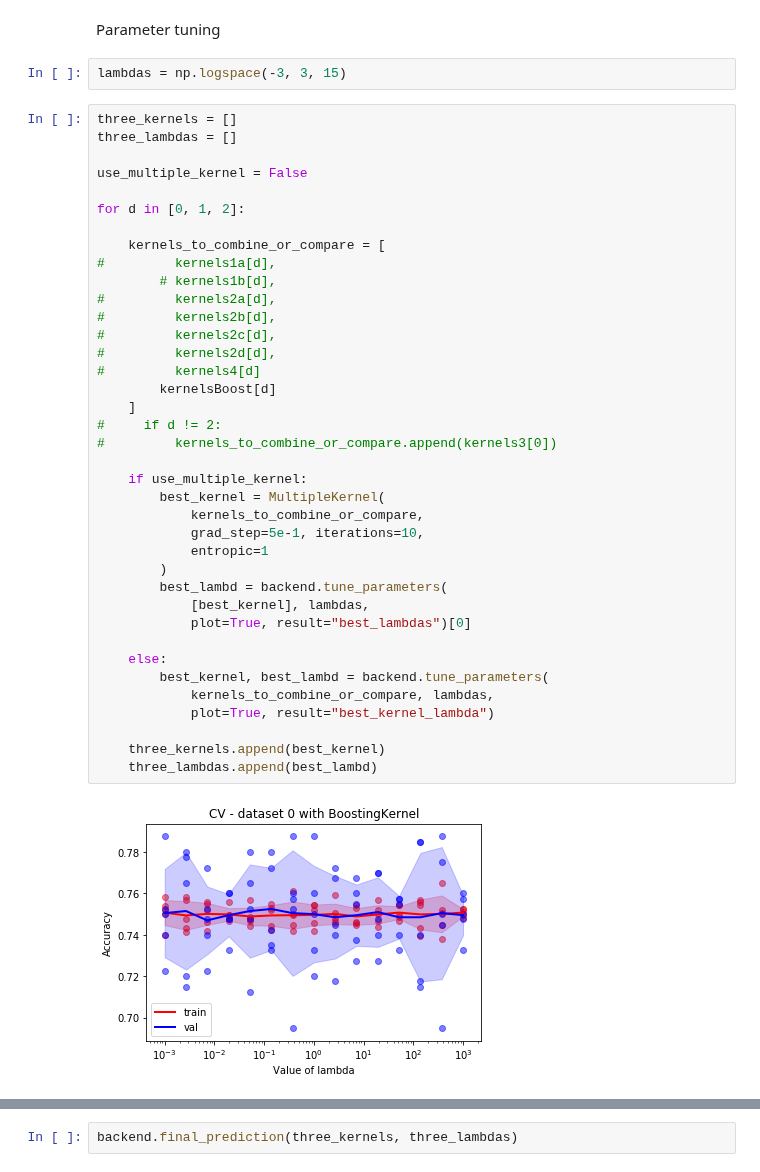
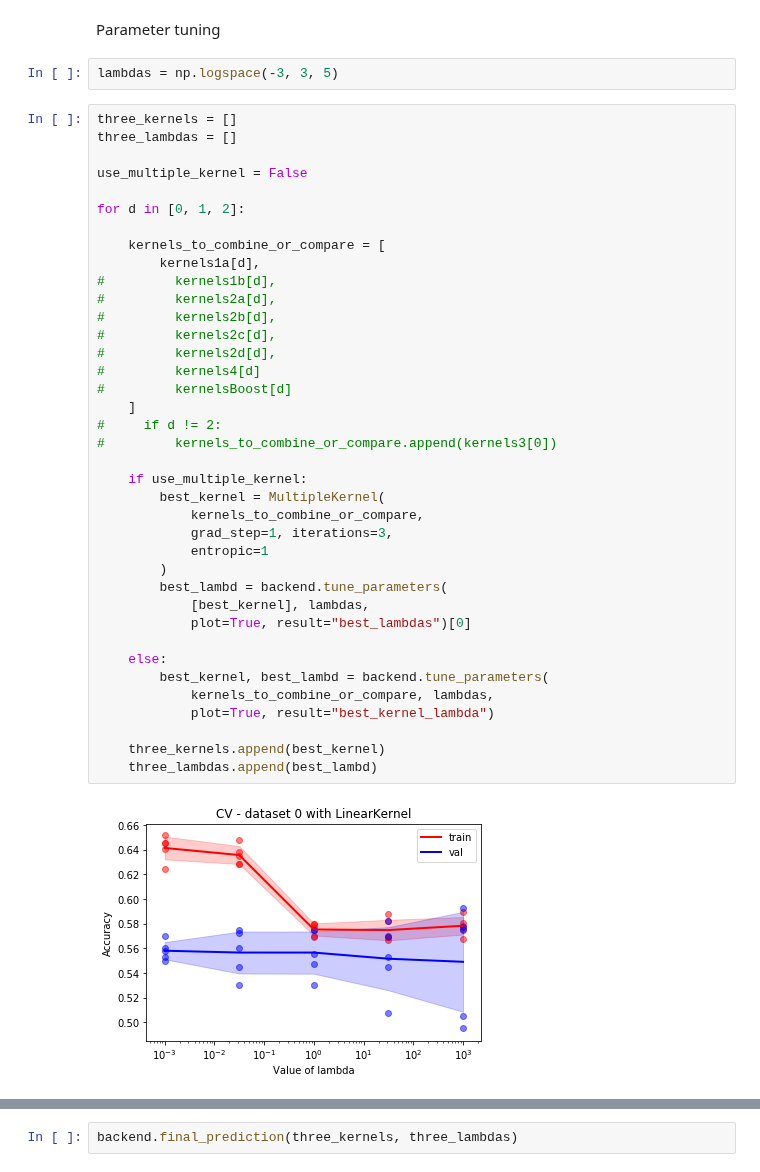
Before and after one commit to gdalle/KernelMethods, a Jupyter notebook: Pipeline.ipynb, the cells around one changed output, grey strips where cells are left out. Saved outputs shown, nothing was run; the diff lists cells and outputs as text.

```diff
--- a/Pipeline.ipynb
+++ b/Pipeline.ipynb
@@ -39,7 +41,7 @@ kernelsBoost = BoostingKernel(LinearKernel(), iterations=20).load("spectr6", [0,
 # %% [markdown]
 Parameter tuning
 # %%
-lambdas = np.logspace(-3, 3, 15)
+lambdas = np.logspace(-3, 3, 5)
 # %%
 three_kernels = []
 three_lambdas = []
@@ -48,35 +50,35 @@ use_multiple_kernel = False
 
 for d in [0, 1, 2]:
 
     kernels_to_combine_or_compare = [
-#         kernels1a[d],
-        # kernels1b[d],
+        kernels1a[d],
+#         kernels1b[d],
 #         kernels2a[d],
 #         kernels2b[d],
 #         kernels2c[d],
 #         kernels2d[d],
 #         kernels4[d]
-        kernelsBoost[d]
+#         kernelsBoost[d]
     ]
 #     if d != 2:
 #         kernels_to_combine_or_compare.append(kernels3[0])
 
     if use_multiple_kernel:
         best_kernel = MultipleKernel(
             kernels_to_combine_or_compare,
-            grad_step=5e-1, iterations=10,
+            grad_step=1, iterations=3,
             entropic=1
         )
         best_lambd = backend.tune_parameters(
             [best_kernel], lambdas,
             plot=True, result="best_lambdas")[0]
 
     else:
         best_kernel, best_lambd = backend.tune_parameters(
             kernels_to_combine_or_compare, lambdas,
             plot=True, result="best_kernel_lambda")
 
     three_kernels.append(best_kernel)
     three_lambdas.append(best_lambd)
 # %% [output]
-[figure, old version]
+[figure, new version]
```
Also changed, not shown: parts of 3 cells of this notebook, 5 other files.
